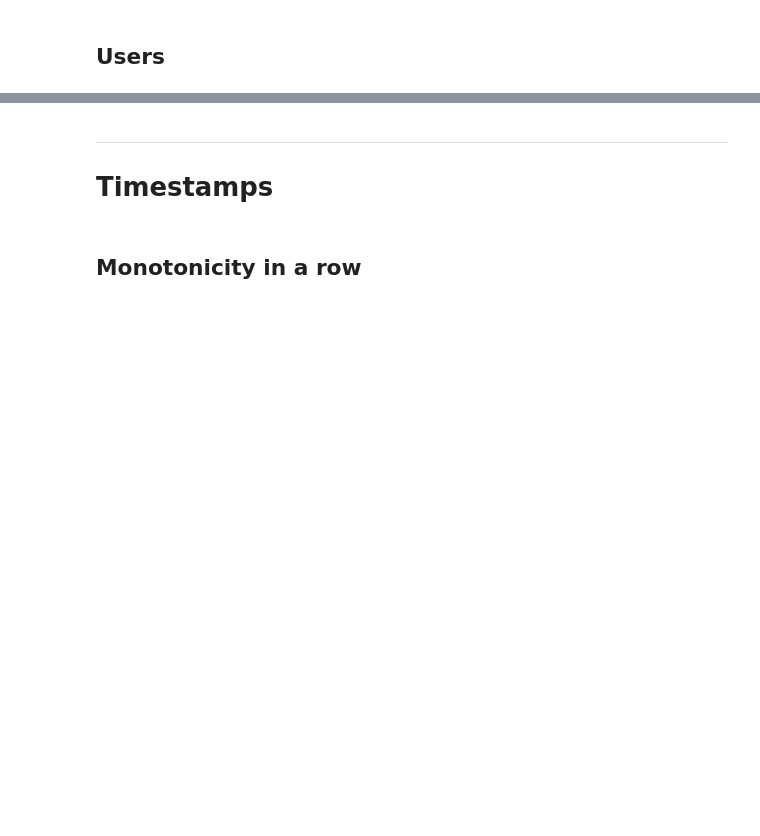
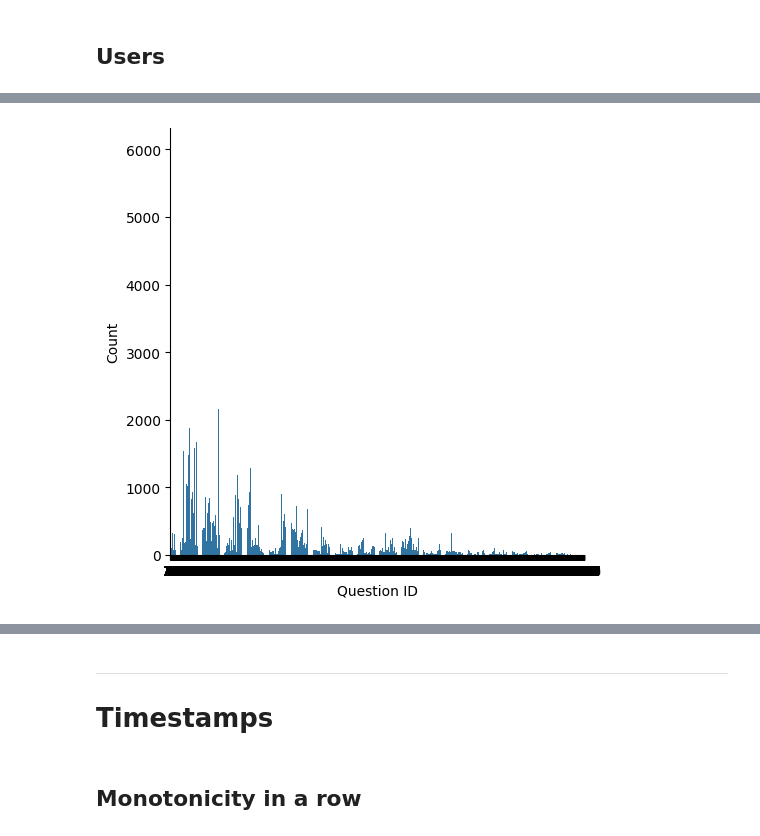
Before and after one commit to roger-yu-ds/XES3G5M, a Jupyter notebook: notebooks/eda.ipynb, the cells around one changed output, grey strips where cells are left out. Drawn from its saved outputs; the diff is of its cells as text; code cells hidden in the pictures; blank space fills up the shorter version.

```diff
--- a/notebooks/eda.ipynb
+++ b/notebooks/eda.ipynb
@@ -128,0 +261,12 @@ assert len(set(data_module.seq_df_test.uid.unique()).intersection(data_module.se
+# %%
+plot_test_df = data_module.seq_df_test.questions.explode().loc[lambda s: s != -1].to_frame()
+fig = sns.catplot(
+    kind="count",
+    data=plot_test_df,
+    x="questions",
+    )
+fig.set_axis_labels("Question ID", "Count")
+fig.set_titles("Distribution of questions in the test set")
+plt.show()
+# %% [output]
+[figure, added]
```
Also changed, not shown: parts of 66 cells of this notebook.
